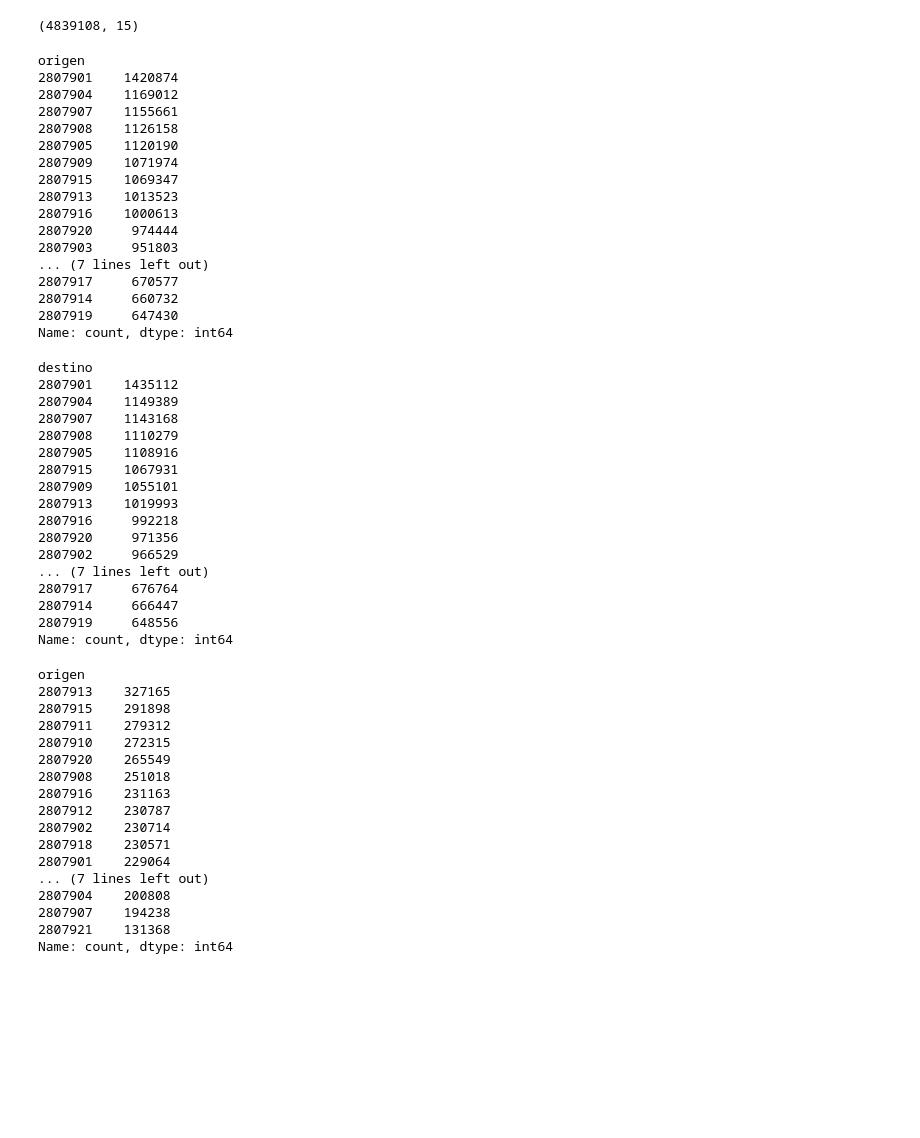
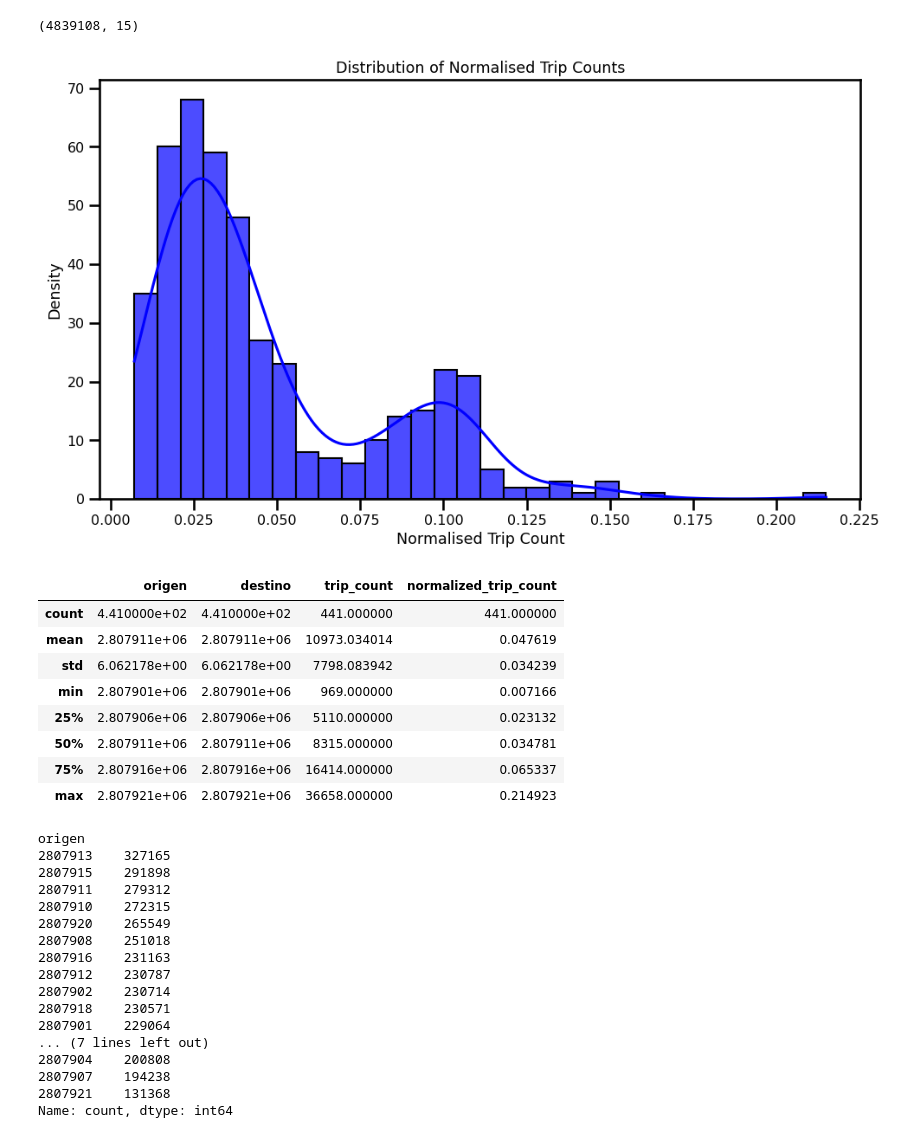
Before and after one commit to carobs9/thesis_project, a Jupyter notebook: data_overview/descriptives.ipynb, the cells around one changed output. Saved outputs shown, nothing was run; the diff lists cells and outputs as text; code cells hidden in the pictures; blank space fills up the shorter version.

```diff
--- a/data_overview/descriptives.ipynb
+++ b/data_overview/descriptives.ipynb
@@ -288,46 +287,37 @@ all_viajes.shape
 filtered_viajes.shape
 # %% [output]
 (4839108, 15)
-# %%
-all_viajes['origen'].value_counts()
-# %% [output]
-origen
-2807901    1420874
-2807904    1169012
-2807907    1155661
-2807908    1126158
-2807905    1120190
-2807909    1071974
-2807915    1069347
-2807913    1013523
-2807916    1000613
-2807920     974444
-2807903     951803
-... (7 lines left out)
-2807917     670577
-2807914     660732
-2807919     647430
-Name: count, dtype: int64
-# %%
-all_viajes['destino'].value_counts()
-# %% [output]
-destino
-2807901    1435112
-2807904    1149389
-2807907    1143168
-2807908    1110279
-2807905    1108916
-2807915    1067931
-2807909    1055101
-2807913    1019993
-2807916     992218
-2807920     971356
-2807902     966529
-... (7 lines left out)
-2807917     676764
-2807914     666447
-2807919     648556
-Name: count, dtype: int64
+# %%
+normalized_trip_counts = pd.read_csv('/Users/caro/Desktop/thesis_project/trip_analysis/FINAL_normalized_trip_count.csv')
+# %%
+import seaborn as sns
+from matplotlib.ticker import MaxNLocator
+
+# Plotting the distribution using Seaborn
+plt.figure(figsize=(10, 6))
+sns.histplot(normalized_trip_counts['normalized_trip_count'], bins=30, kde=True, color='blue', alpha=0.7)
+ax = plt.gca()  # Get the current axis
+ax.xaxis.set_major_locator(MaxNLocator(nbins=10))
+plt.title('Distribution of Normalised Trip Counts')
+plt.xlabel('Normalised Trip Count')
+plt.ylabel('Density')
+plt.tight_layout()
+plt.savefig(cfg.FIGURES_PATH / 'normalized_trip_count_distribution.png', dpi=300, bbox_inches='tight')
+plt.show()
+# %% [output]
+[figure, added]
+# %%
+normalized_trip_counts.describe()
+# %% [output]
+|  | origen | destino | trip_count | normalized_trip_count |
+| count | 4.410000e+02 | 4.410000e+02 | 441.000000 | 441.000000 |
+| mean | 2.807911e+06 | 2.807911e+06 | 10973.034014 | 0.047619 |
+| std | 6.062178e+00 | 6.062178e+00 | 7798.083942 | 0.034239 |
+| min | 2.807901e+06 | 2.807901e+06 | 969.000000 | 0.007166 |
+| 25% | 2.807906e+06 | 2.807906e+06 | 5110.000000 | 0.023132 |
+| 50% | 2.807911e+06 | 2.807911e+06 | 8315.000000 | 0.034781 |
+| 75% | 2.807916e+06 | 2.807916e+06 | 16414.000000 | 0.065337 |
+| max | 2.807921e+06 | 2.807921e+06 | 36658.000000 | 0.214923 |
 # %%
 filtered_viajes['origen'].value_counts()
 # %% [output]
```
Also changed, not shown: parts of 9 cells of this notebook, 37 other files.
